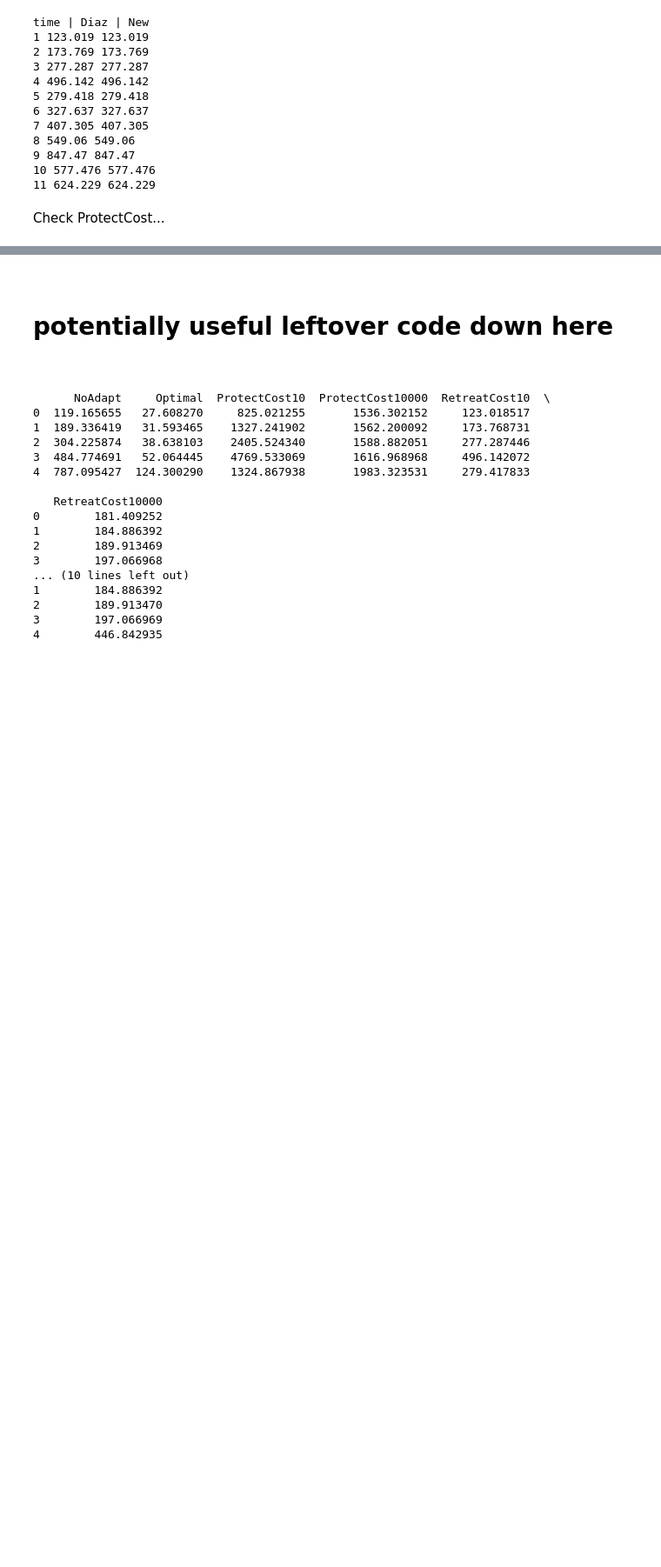
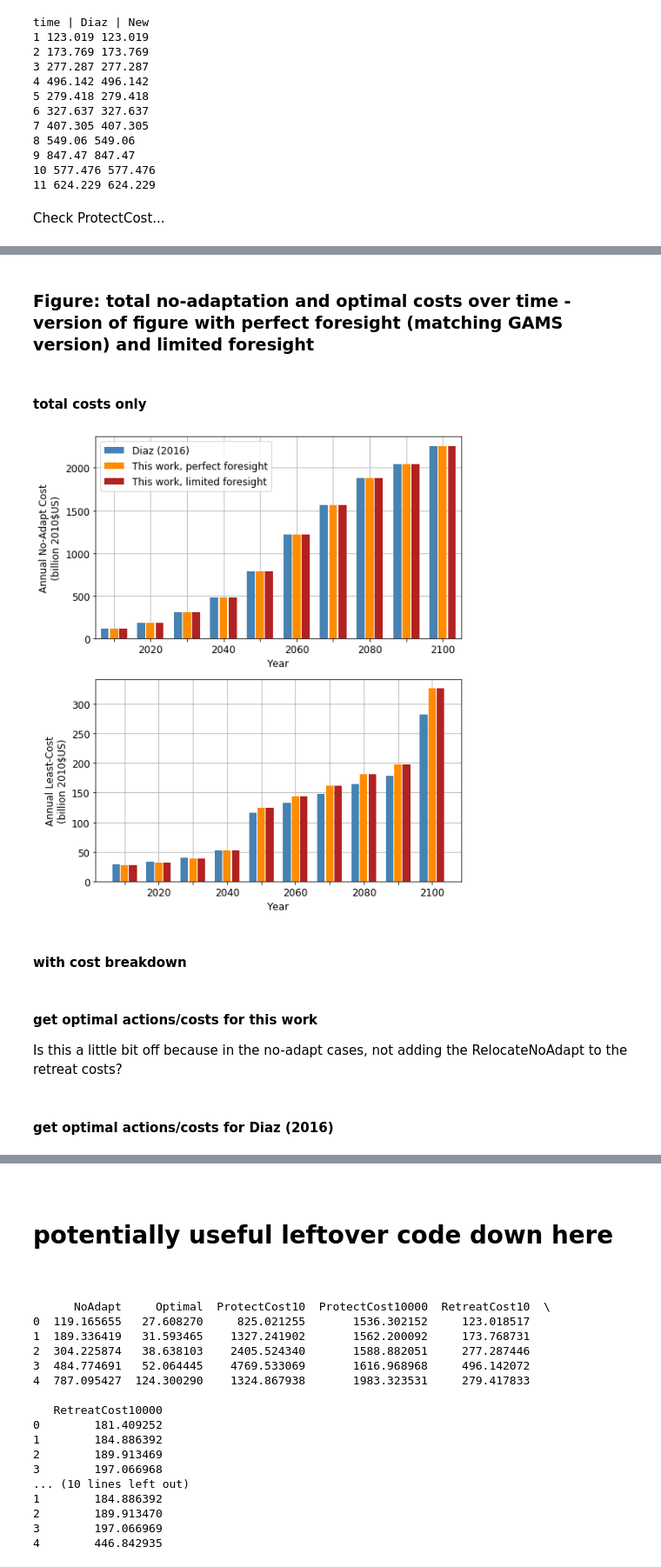
Before and after one commit to raddleverse/CIAM_uncertainty_propagation, a Jupyter notebook: baseline_comparison_plotsAndAnalysis.ipynb, the cells around one changed output, grey strips where cells are left out. Shown at 87% size. Drawn from its saved outputs; the diff is of its cells as text; code cells hidden in the pictures; blank space fills up the shorter version.

```diff
--- a/baseline_comparison_plotsAndAnalysis.ipynb
+++ b/baseline_comparison_plotsAndAnalysis.ipynb
@@ -252,0 +426,33 @@ fig.savefig("baseline_comparison_rcp85.pdf", bbox_inches='tight');
+# %% [markdown]
+### Figure: total no-adaptation and optimal costs over time - version of figure with perfect foresight (matching GAMS version) and limited foresight
+# %% [markdown]
+#### total costs only
+# %%
+sep = 2.5
+wid = 2.2
+
+fig,ax = plt.subplots(nrows=2, ncols=1, figsize=(8,10))
+ax[0].bar(x=dfDiaz.time-sep, height=dfDiaz.NoAdapt, width=wid, color="steelblue", label="Diaz (2016)")
+ax[0].bar(x=dfNew0.time, height=dfNew0.NoAdapt, width=wid, color="darkorange", label="This work, perfect foresight")
+ax[0].bar(x=dfNew1.time+sep, height=dfNew1.NoAdapt, width=wid, color="firebrick", label="This work, limited foresight")
+ax[0].grid(); ax[0].set_axisbelow(True); ax[0].set_xlim([2005,2105])
+yticks = [0,500,1000,1500,2000]; ax[0].set_yticks(yticks); ax[0].set_yticklabels(yticks, fontsize=12)
+ax[0].set_xticks(range(2010,2110,10)); ax[0].set_xticklabels(["",2020,"",2040,"",2060,"",2080,"",2100], fontsize=12)
+ax[0].set_xlabel("Year", fontsize=12); ax[0].set_ylabel("Annual No-Adapt Cost\n(billion 2010$US)", fontsize=12)
+ax[0].legend(fontsize=12)
+ax[1].bar(x=dfDiaz.time-sep, height=dfDiaz.Optimal, width=wid, color="steelblue", label="Diaz (2016)")
+ax[1].bar(x=dfNew0.time, height=dfNew0.Optimal, width=wid, color="darkorange", label="This work")
+ax[1].bar(x=dfNew1.time+sep, height=dfNew1.Optimal, width=wid, color="firebrick", label="This work, limited foresight")
+ax[1].grid(); ax[1].set_axisbelow(True); ax[0].set_xlim([2005,2105])
+yticks = [0,50,100,150,200,250,300]; ax[1].set_yticks(yticks); ax[1].set_yticklabels(yticks, fontsize=12)
+ax[1].set_xticks(range(2010,2110,10)); ax[1].set_xticklabels(["",2020,"",2040,"",2060,"",2080,"",2100], fontsize=12)
+ax[1].set_xlabel("Year", fontsize=12); ax[1].set_ylabel("Annual Least-Cost\n(billion 2010$US)", fontsize=12);
+fig.savefig("baseline_comparison_rcp85.pdf", bbox_inches='tight');
+# %% [output]
+[figure, added]
+# %% [markdown]
+#### with cost breakdown
+# %% [markdown]
+#### get optimal actions/costs for this work
+
+Is this a little bit off because in the no-adapt cases, not adding the RelocateNoAdapt to the retreat costs?
@@ -252,0 +492,2 @@ fig.savefig("baseline_comparison_rcp85.pdf", bbox_inches='tight');
+# %% [markdown]
+#### get optimal actions/costs for Diaz (2016)
```
Also changed, not shown: parts of 47 cells of this notebook, 3 other files.
